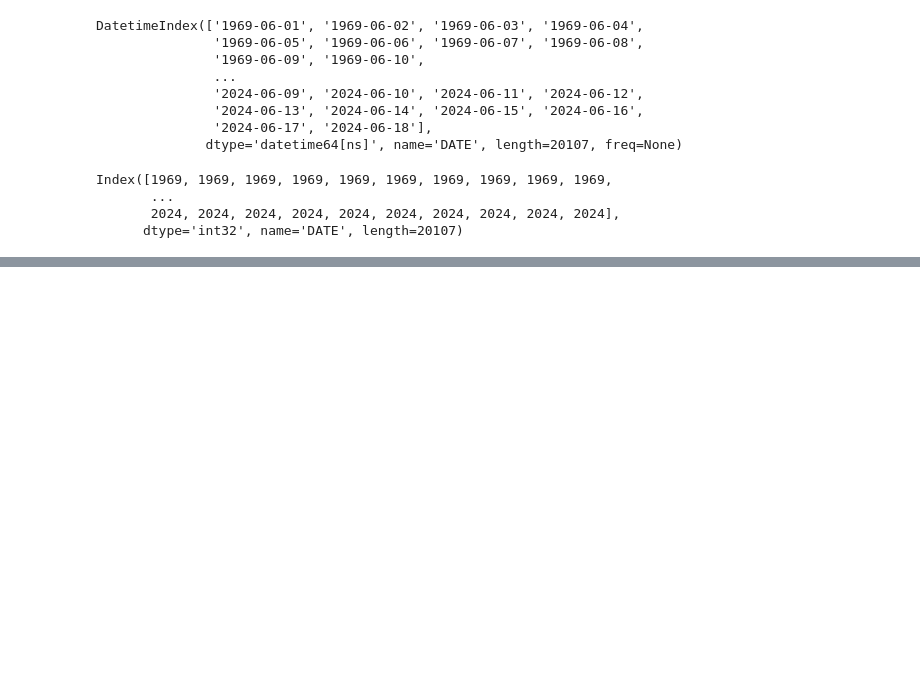
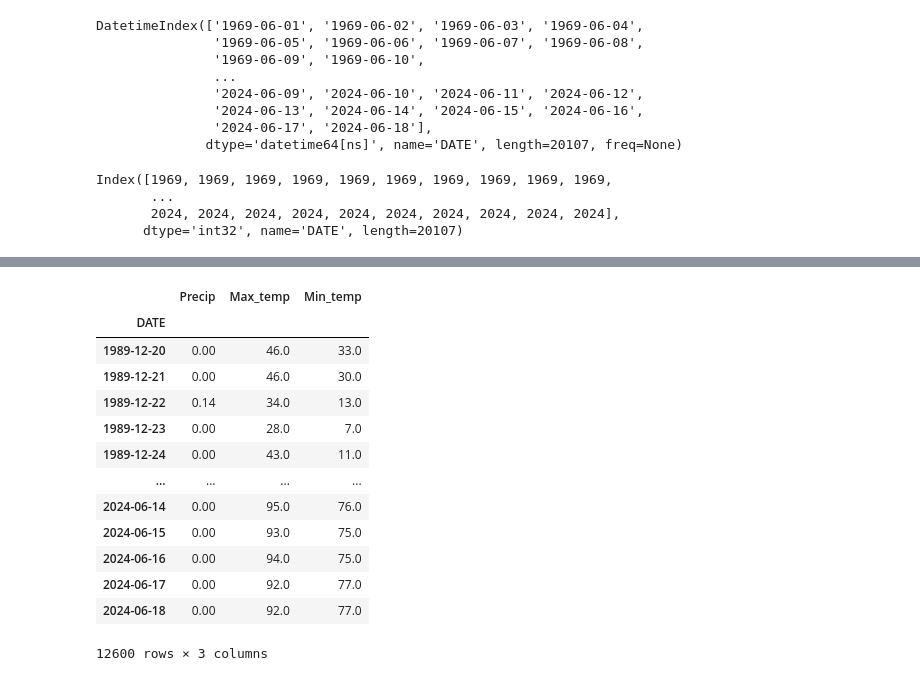
Before and after one commit to osoisi/Weather-Predictions--Houston, a Jupyter notebook: Houston airport data weather project.ipynb, the cells around one changed output, grey strips where cells are left out. Drawn from its saved outputs; the diff is of its cells as text; code cells hidden in the pictures; blank space fills up the shorter version.

```diff
--- a/Houston airport data weather project.ipynb
+++ b/Houston airport data weather project.ipynb
@@ -247,0 +298,17 @@ Index([1969, 1969, 1969, 1969, 1969, 1969, 1969, 1969, 1969, 1969,
+# %%
+core_weather.loc['1989-12-20':]
+# %% [output]
+|  | Precip | Max_temp | Min_temp |
+| DATE |  |  |  |
+| 1989-12-20 | 0.00 | 46.0 | 33.0 |
+| 1989-12-21 | 0.00 | 46.0 | 30.0 |
+| 1989-12-22 | 0.14 | 34.0 | 13.0 |
+| 1989-12-23 | 0.00 | 28.0 | 7.0 |
+| 1989-12-24 | 0.00 | 43.0 | 11.0 |
+| ... | ... | ... | ... |
+| 2024-06-14 | 0.00 | 95.0 | 76.0 |
+| 2024-06-15 | 0.00 | 93.0 | 75.0 |
+| 2024-06-16 | 0.00 | 94.0 | 75.0 |
+| 2024-06-17 | 0.00 | 92.0 | 77.0 |
+| 2024-06-18 | 0.00 | 92.0 | 77.0 |
+12600 rows × 3 columns
```
Also changed, not shown: parts of 15 cells of this notebook.
